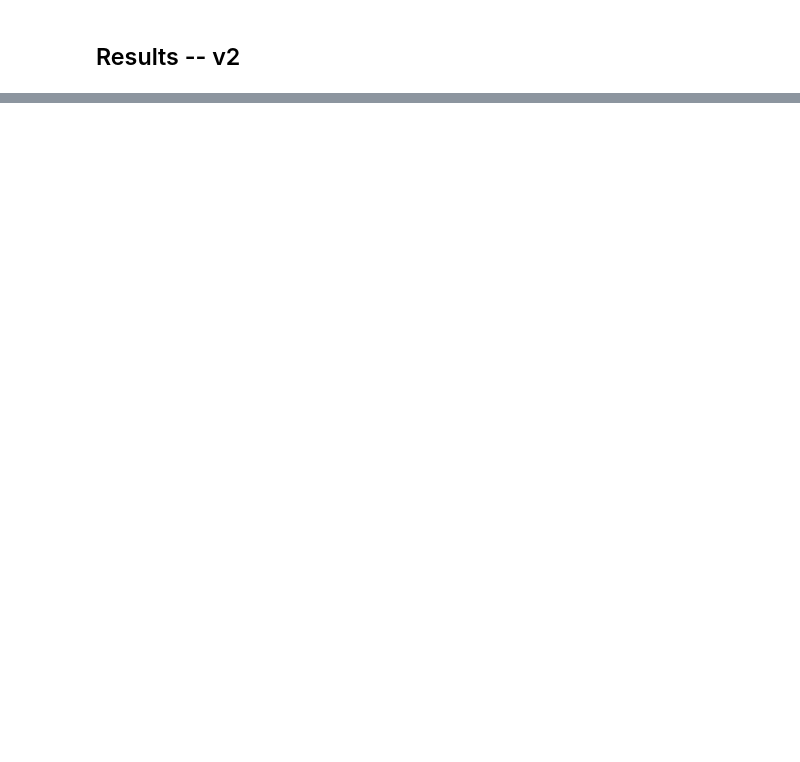
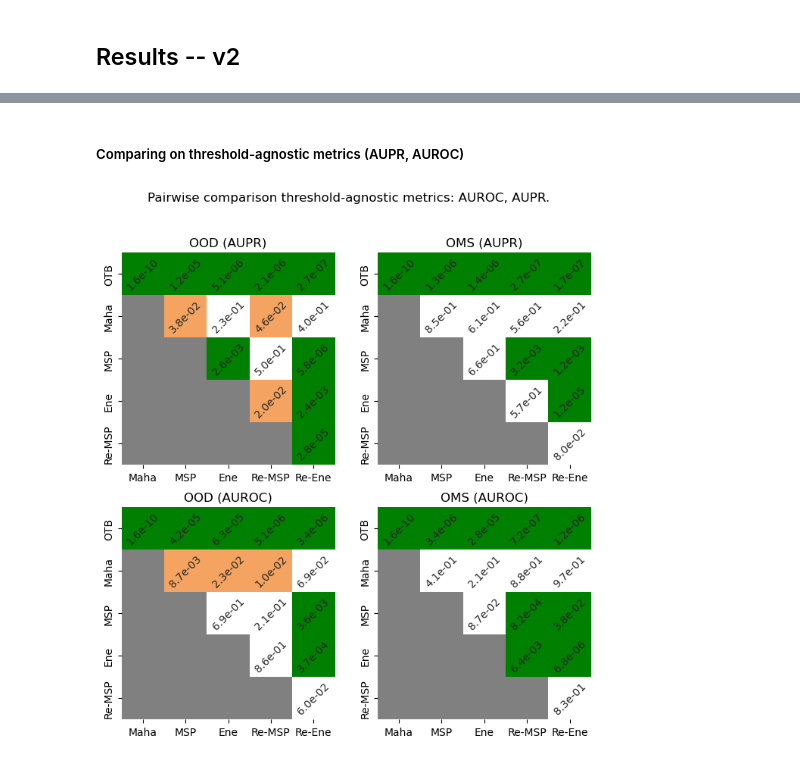
Before and after one commit to jorisguerin/neural-network-monitoring-benchmark, a Jupyter notebook: study_basic_monitors_nb.ipynb, the cells around one changed output, grey strips where cells are left out. Cells and saved outputs as stored; diff of their text form; code cells hidden in the pictures; blank space fills up the shorter version.

```diff
--- a/study_basic_monitors_nb.ipynb
+++ b/study_basic_monitors_nb.ipynb
@@ -753,0 +896,26 @@ df[(df['Monitor'] == 'Maha')&(df['Network'] == 'resnet')&(df['Network Layer'] ==
+# %% [markdown]
+##### Comparing on threshold-agnostic metrics (AUPR, AUROC)
+# %%
+W_mtrx_AUPR_OOD, W_flag_AUPR_OOD = wilcoxon_compute_stats(monitors, df_OOD_AUPR)
+W_mtrx_AUPR_OMS, W_flag_AUPR_OMS = wilcoxon_compute_stats(monitors, df_OMS_AUPR)
+W_mtrx_AUROC_OOD, W_flag_AUROC_OOD = wilcoxon_compute_stats(monitors, df_OOD_AUROC)
+W_mtrx_AUROC_OMS, W_flag_AUROC_OMS = wilcoxon_compute_stats(monitors, df_OMS_AUROC)
+
+nrows=2
+ncols=2
+fig_len=4
+fig, axs = plt.subplots(nrows, ncols, figsize=(ncols*fig_len, nrows*fig_len))
+
+wilcoxon_plots(axs[0,0], W_mtrx_AUPR_OOD, W_flag_AUPR_OOD, monitors)
+wilcoxon_plots(axs[0,1], W_mtrx_AUPR_OMS, W_flag_AUPR_OMS, monitors)
+axs[0,0].set_title('OOD (AUPR)')
+axs[0,1].set_title('OMS (AUPR)')
+
+wilcoxon_plots(axs[1,0], W_mtrx_AUROC_OOD, W_flag_AUROC_OOD, monitors)
+wilcoxon_plots(axs[1,1], W_mtrx_AUROC_OMS, W_flag_AUROC_OMS, monitors)
+axs[1,0].set_title('OOD (AUROC)')
+axs[1,1].set_title('OMS (AUROC)')
+plt.suptitle("Pairwise comparison threshold-agnostic metrics: AUROC, AUPR.")
+plt.show()
+# %% [output]
+[figure, added]
```
Also changed, not shown: parts of 18 cells of this notebook.
